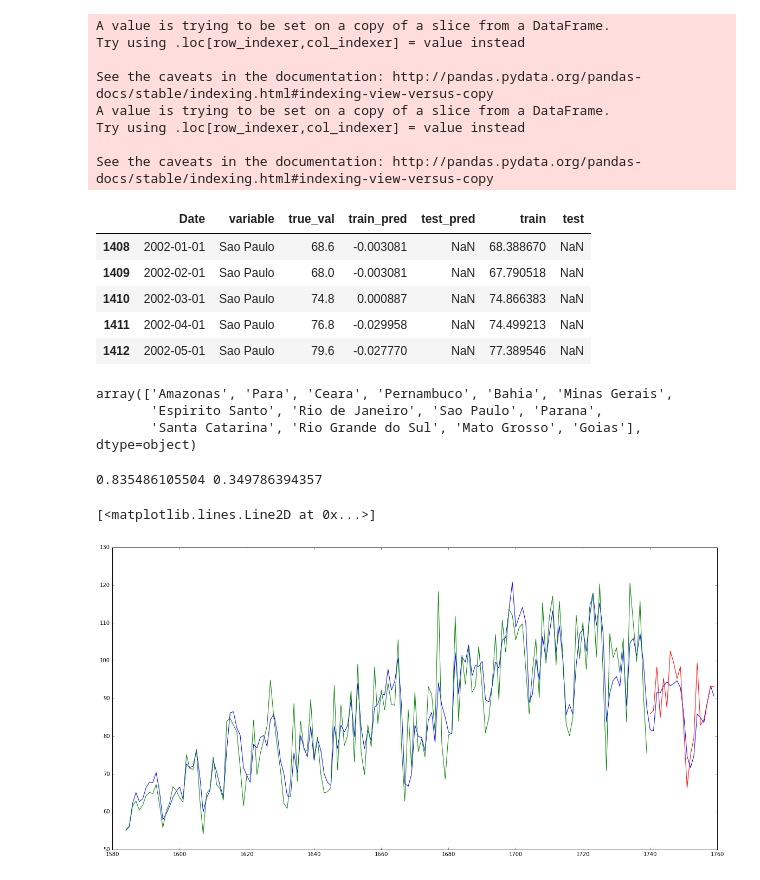
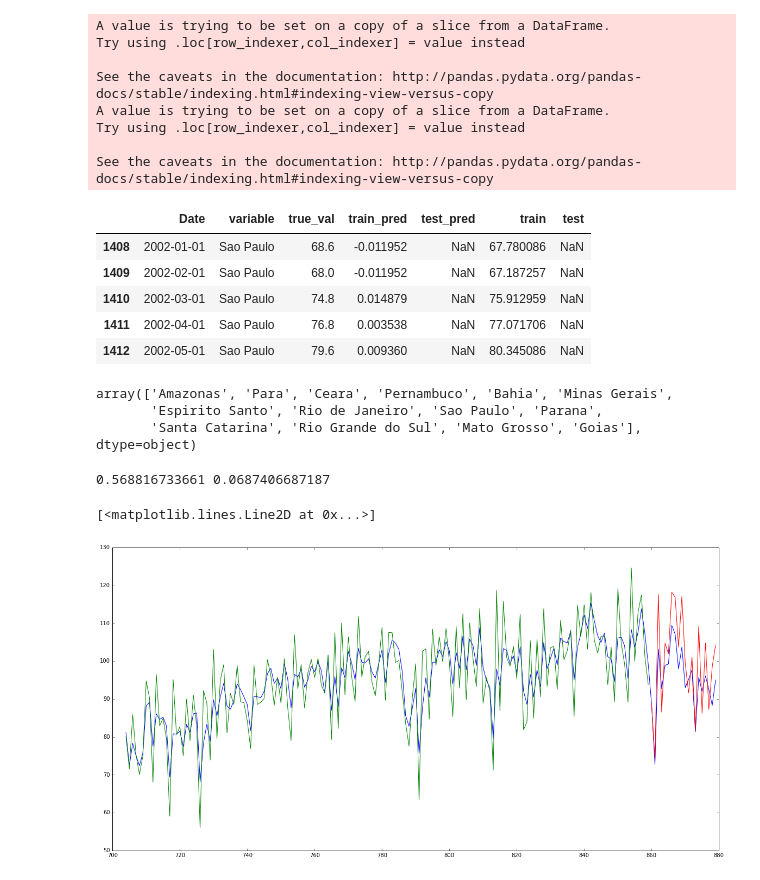
Before and after one commit to SandorTucakov/IBC_BR, a Jupyter notebook: PIN.ipynb, the cells around one changed output. Drawn from its saved outputs; the diff is of its cells as text; code cells hidden in the pictures.

```diff
--- a/PIN.ipynb
+++ b/PIN.ipynb
@@ -170,15 +170,15 @@ traX.shape, traY.shape
 model = Sequential()
 model.add(LSTM(128, input_dim=traX.shape[2], return_sequences=True))
 #model.add(Dropout(0.2))
-model.add(LSTM(128))
+model.add(LSTM(128, return_sequences=True))
 #model.add(Dropout(0.2))
 #model.add(LSTM(128,return_sequences=True))
 #model.add(Dropout(0.2))
-#model.add(LSTM(12))
+model.add(LSTM(12))
 #model.add(Flatten())
 model.add(Dense(1, W_regularizer=l2(1e-6), activity_regularizer=activity_l2(1e-6)))
 model.compile(loss='mean_squared_error', optimizer='rmsprop')
 
-hist = model.fit(traX, traY, nb_epoch=30, batch_size=1, verbose=2, validation_split=0.3)
+hist = model.fit(traX, traY, nb_epoch=60, batch_size=1, verbose=2, validation_split=0.3)
 # %% [output]
 Train on 1528 samples, validate on 656 samples
@@ -236,11 +236,11 @@ See the caveats in the documentation: http://pandas.pydata.org/pandas-docs/stabl
 final[final['variable']=='Sao Paulo'].head()
 # %% [output]
 |  | Date | variable | true_val | train_pred | test_pred | train | test |
-| 1408 | 2002-01-01 | Sao Paulo | 68.6 | -0.003081 | NaN | 68.388670 | NaN |
-| 1409 | 2002-02-01 | Sao Paulo | 68.0 | -0.003081 | NaN | 67.790518 | NaN |
-| 1410 | 2002-03-01 | Sao Paulo | 74.8 | 0.000887 | NaN | 74.866383 | NaN |
-| 1411 | 2002-04-01 | Sao Paulo | 76.8 | -0.029958 | NaN | 74.499213 | NaN |
-| 1412 | 2002-05-01 | Sao Paulo | 79.6 | -0.027770 | NaN | 77.389546 | NaN |
+| 1408 | 2002-01-01 | Sao Paulo | 68.6 | -0.011952 | NaN | 67.780086 | NaN |
+| 1409 | 2002-02-01 | Sao Paulo | 68.0 | -0.011952 | NaN | 67.187257 | NaN |
+| 1410 | 2002-03-01 | Sao Paulo | 74.8 | 0.014879 | NaN | 75.912959 | NaN |
+| 1411 | 2002-04-01 | Sao Paulo | 76.8 | 0.003538 | NaN | 77.071706 | NaN |
+| 1412 | 2002-05-01 | Sao Paulo | 79.6 | 0.009360 | NaN | 80.345086 | NaN |
 # %%
 data.variable.unique()
 # %% [output]
@@ -249,17 +249,17 @@ array(['Amazonas', 'Para', 'Ceara', 'Pernambuco', 'Bahia', 'Minas Gerais',
        'Santa Catarina', 'Rio Grande do Sul', 'Mato Grosso', 'Goias'], dtype=object)
 # %%
 # plot baseline and predictions
-estado = 'Parana'
+estado = 'Bahia'
 f1 = (final['variable']==estado) & (final['Date']<CUTOFF)
 f2 = (final['variable']==estado) & (final['Date']>=CUTOFF)
 
 print r2_score(final.ix[f1,'true_val'],final.ix[f1,'train']), r2_score(final.ix[f2,'true_val'],final.ix[f2,'test'])
 
 plt.figure(figsize=(20,10))
 plt.plot(final.ix[final['variable']==estado, 'true_val'])
 plt.plot(final.ix[final['variable']==estado, 'train'])
 plt.plot(final.ix[final['variable']==estado, 'test'])
 # %% [output]
-0.835486105504 0.349786394357
+0.568816733661 0.0687406687187
 [<matplotlib.lines.Line2D at 0x...>]
-[figure, old version]
+[figure, new version]
```
Also changed, not shown: parts of 2 cells of this notebook.
